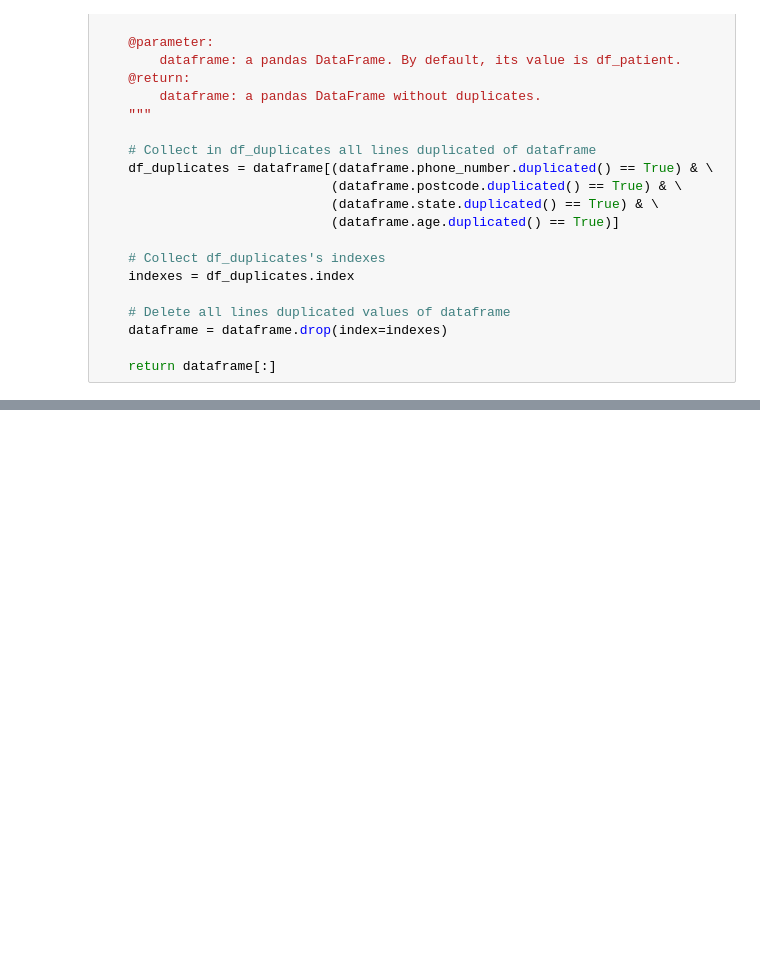
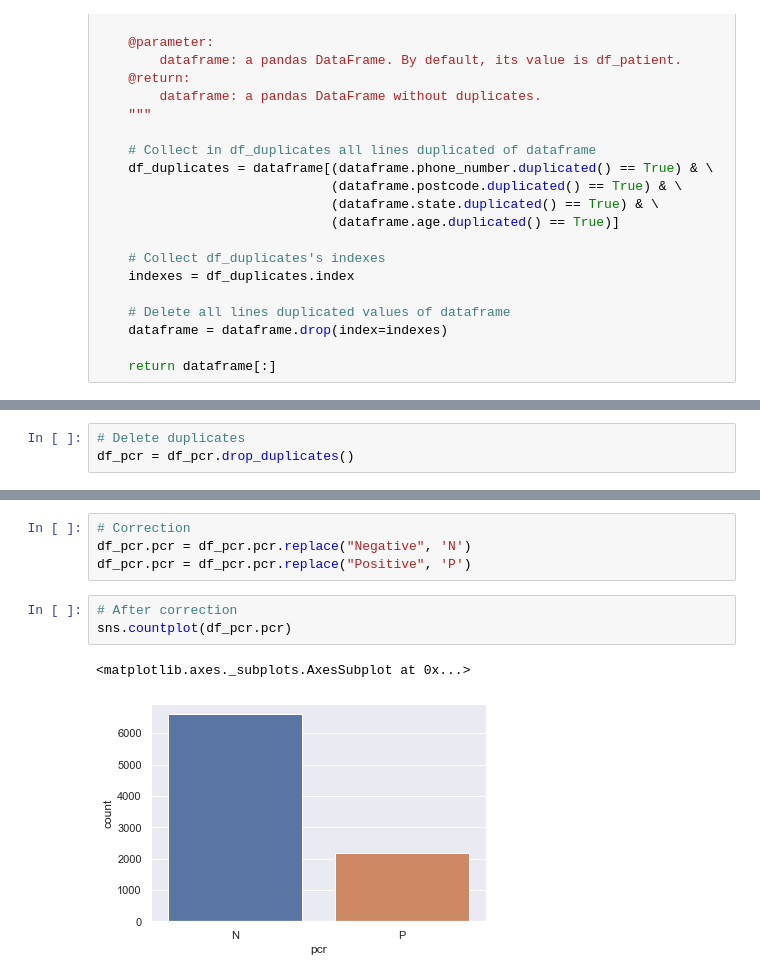
Before and after one commit to agougoua/inria-aphp-assignment, a Jupyter notebook: inria-aphp-assignment.ipynb, the cells around one changed output, grey strips where cells are left out. Saved outputs shown, nothing was run; the diff lists cells and outputs as text; blank space fills up the shorter version.

```diff
--- a/inria-aphp-assignment.ipynb
+++ b/inria-aphp-assignment.ipynb
@@ -1077,0 +1157,3 @@ def test
+# %%
+# Delete duplicates
+df_pcr = df_pcr.drop_duplicates()
@@ -1077,0 +1210,10 @@ def test
+# %%
+# Correction
+df_pcr.pcr = df_pcr.pcr.replace("Negative", 'N')
+df_pcr.pcr = df_pcr.pcr.replace("Positive", 'P')
+# %%
+# After correction
+sns.countplot(df_pcr.pcr)
+# %% [output]
+<matplotlib.axes._subplots.AxesSubplot at 0x...>
+[figure, added]
```
Also changed, not shown: parts of 31 cells of this notebook, 1 other file.
